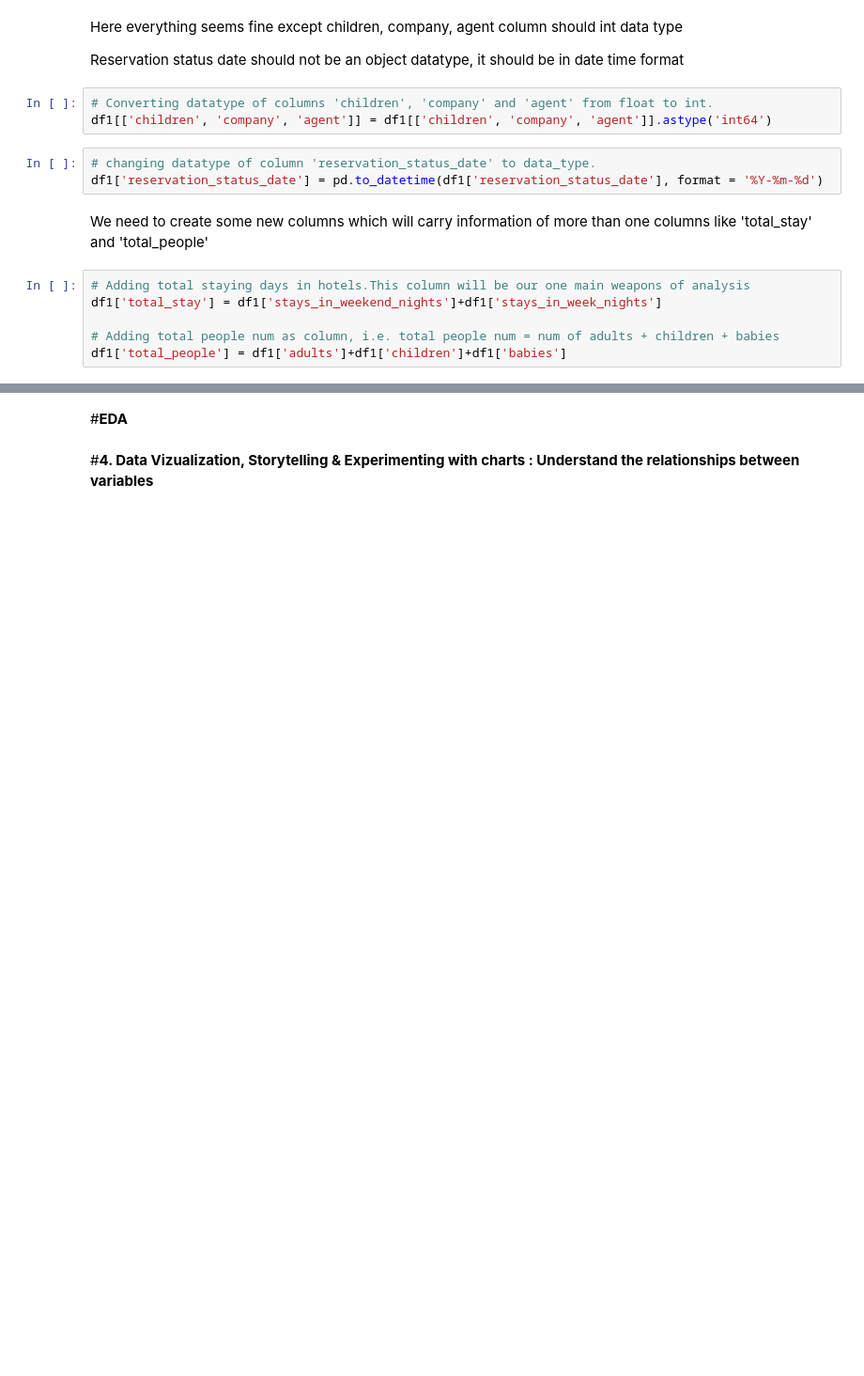
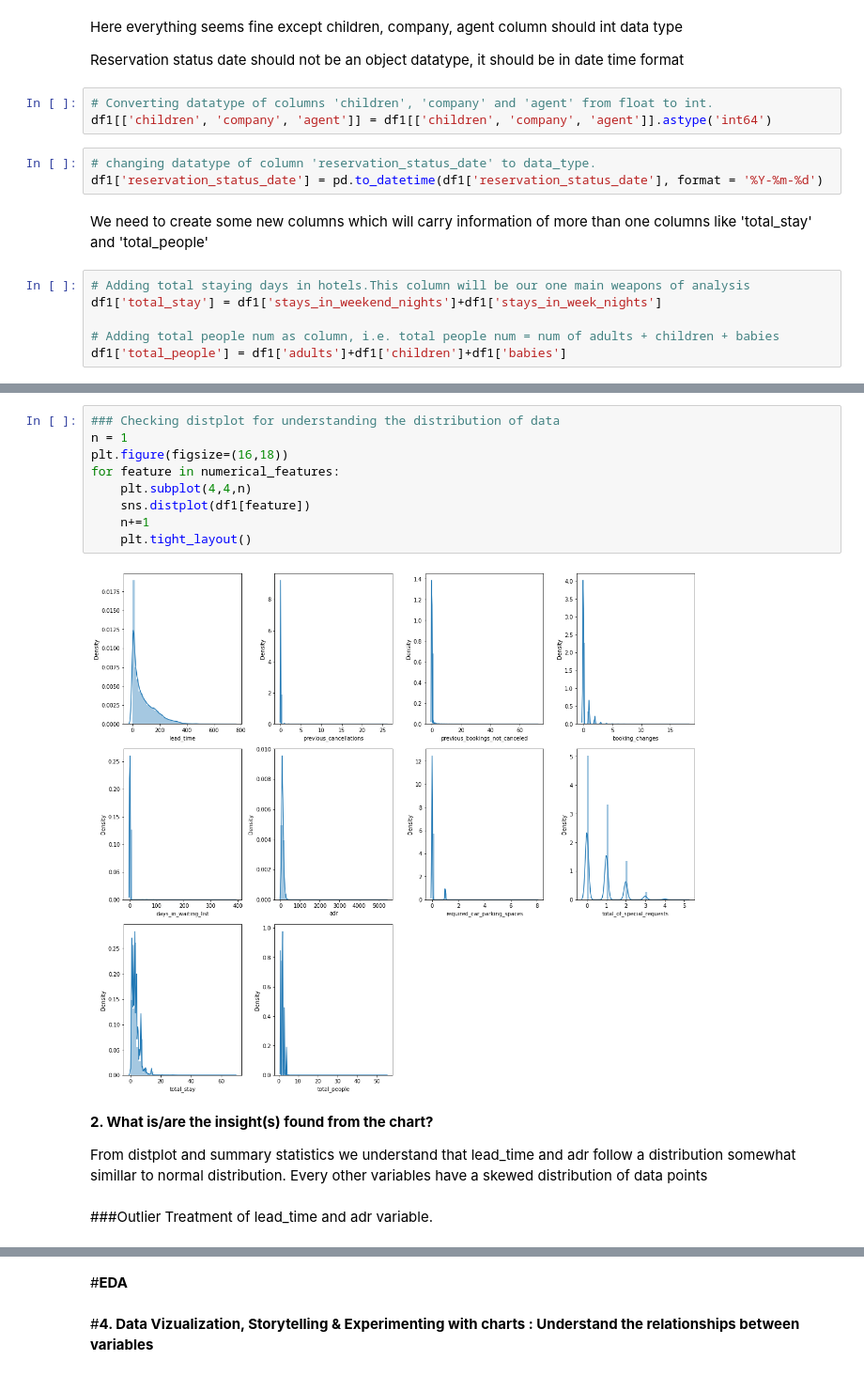
Before and after one commit to aswinijena3459/Hotel-Booking-analysis-EDA, a Jupyter notebook: Hotel_Bookings_Analysis.ipynb, the cells around one changed output, grey strips where cells are left out. Shown at 94% size. Drawn from its saved outputs; the diff is of its cells as text; blank space fills up the shorter version.

```diff
--- a/Hotel_Bookings_Analysis.ipynb
+++ b/Hotel_Bookings_Analysis.ipynb
@@ -628,0 +674,18 @@ df1['total_people'] = df1['adults']+df1['children']+df1['babies']
+# %%
+### Checking distplot for understanding the distribution of data
+n = 1
+plt.figure(figsize=(16,18))
+for feature in numerical_features:
+    plt.subplot(4,4,n)
+    sns.distplot(df1[feature])
+    n+=1
+    plt.tight_layout()
+# %% [output]
+[figure, added]
+# %% [markdown]
+**2. What is/are the insight(s) found from the chart?**
+
+From distplot and summary statistics we understand that lead_time and adr follow a distribution somewhat simillar to normal distribution.
+Every other variables have a skewed distribution of data points
+# %% [markdown]
+###Outlier Treatment of lead_time and adr variable.
```
Also changed, not shown: parts of 65 cells of this notebook.
